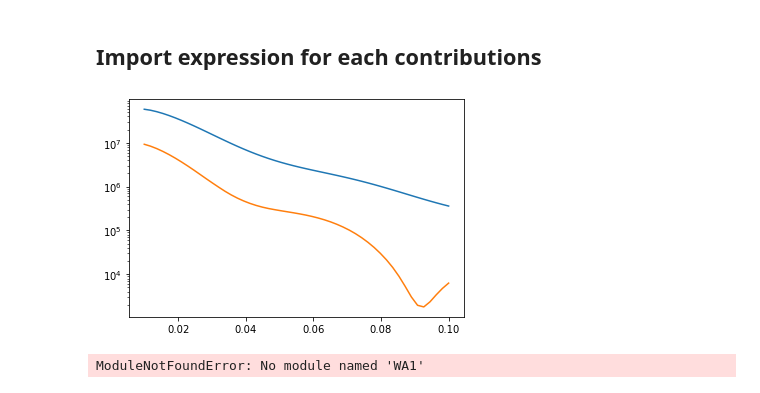
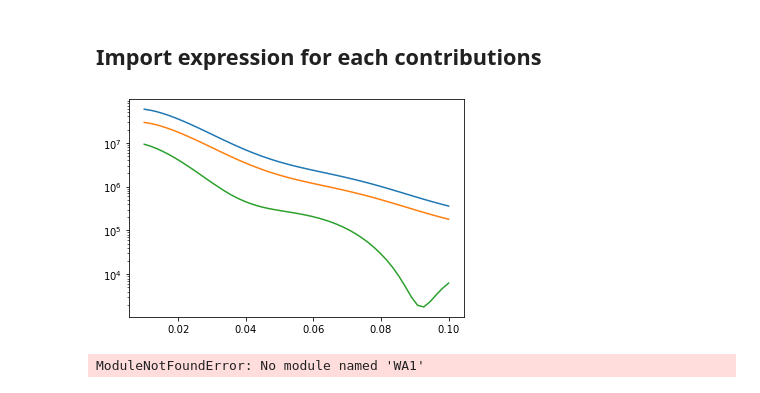
Before and after one commit to craddis1/CosmoWAP, a Jupyter notebook: examples/example.ipynb, the cells around one changed output. Drawn from its saved outputs; the diff is of its cells as text; code cells hidden in the pictures.

```diff
--- a/examples/example.ipynb
+++ b/examples/example.ipynb
@@ -70,10 +70,11 @@ import cosmo_wap.bk as bk
 # %%
 k= np.linspace(0.01,0.1)
 plt.plot(k,np.abs(bk.WA1.l1(cosmo_functions,k,k,k,zz=1,r=1,s=0)))
+plt.plot(k,np.abs(bk.WA1.l1(cosmo_functions,k,k,k,zz=1,r=0,s=0)))
 plt.plot(k,np.abs(bk.RR1.l1(cosmo_functions,k,k,k,zz=1,r=0,s=0)))
 plt.yscale('log')
 # %% [output]
-[figure, old version]
+[figure, new version]
 # %%
 from WA1 import *    #first order WA
 from WA2 import *    #second order WA etc
```
Also changed, not shown: parts of 2 cells of this notebook, 7 other files.
